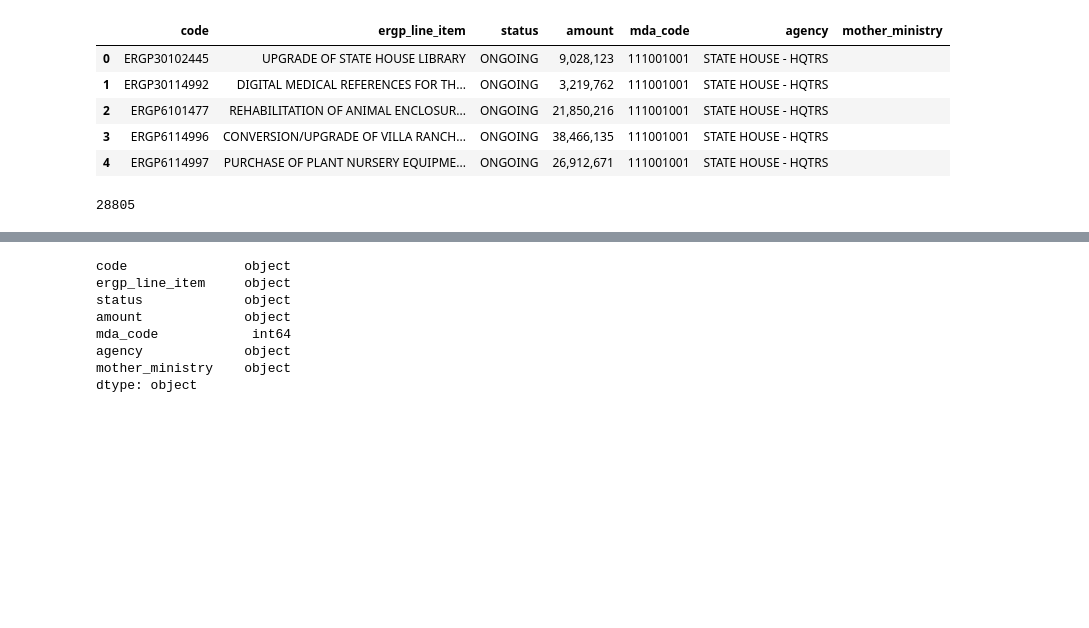
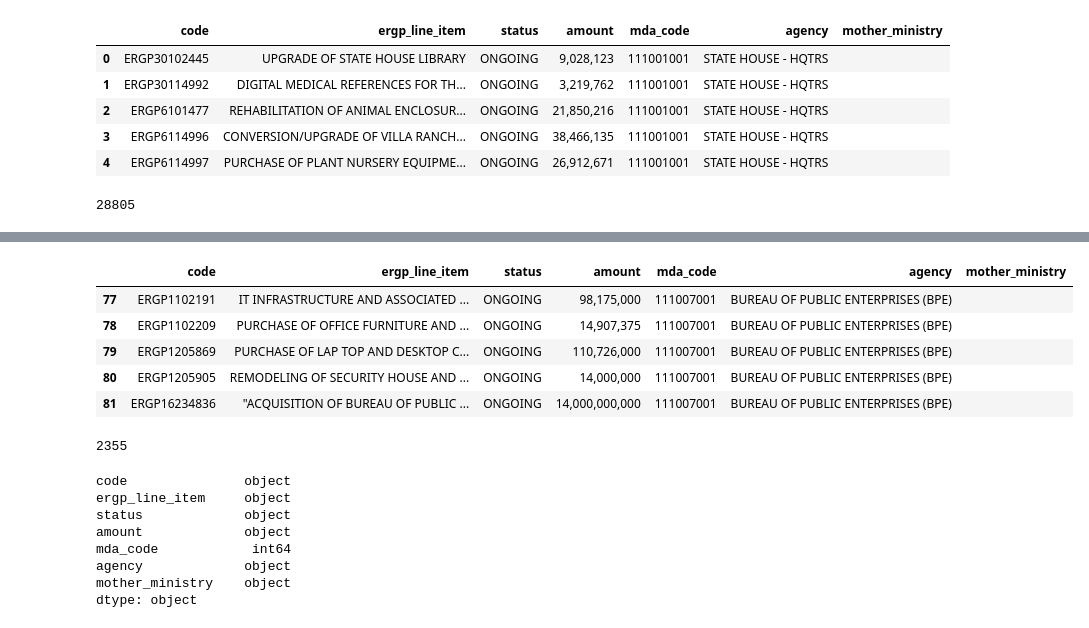
Before and after one commit to abelunbound/fg_interactive_budget, a Jupyter notebook: dev.ipynb, the cells around one changed output, grey strips where cells are left out. Drawn from its saved outputs; the diff is of its cells as text; code cells hidden in the pictures; blank space fills up the shorter version.

```diff
--- a/dev.ipynb
+++ b/dev.ipynb
@@ -183,3 +330,18 @@ print(len(test_ergp_budget_df))
+# %%
+budget_df_1_to_50 = budget_df[budget_df['mda_code'].isin(test_mdas)]
+# %%
+budget_df_1_to_50.head()
+# %% [output]
+|  | code | ergp_line_item | status | amount | mda_code | agency | mother_ministry |
+| 77 | ERGP1102191 | IT INFRASTRUCTURE AND ASSOCIATED ... | ONGOING | 98,175,000 | 111007001 | BUREAU OF PUBLIC ENTERPRISES (BPE) |  |
+| 78 | ERGP1102209 | PURCHASE OF OFFICE FURNITURE AND ... | ONGOING | 14,907,375 | 111007001 | BUREAU OF PUBLIC ENTERPRISES (BPE) |  |
+| 79 | ERGP1205869 | PURCHASE OF LAP TOP AND DESKTOP C... | ONGOING | 110,726,000 | 111007001 | BUREAU OF PUBLIC ENTERPRISES (BPE) |  |
+| 80 | ERGP1205905 | REMODELING OF SECURITY HOUSE AND ... | ONGOING | 14,000,000 | 111007001 | BUREAU OF PUBLIC ENTERPRISES (BPE) |  |
+| 81 | ERGP16234836 | "ACQUISITION OF BUREAU OF PUBLIC ... | ONGOING | 14,000,000,000 | 111007001 | BUREAU OF PUBLIC ENTERPRISES (BPE) |  |
+# %%
+print(len(budget_df_1_to_50))
+# %% [output]
+2355
 # %%
 test_ergp_budget_df.dtypes
 # %% [output]
```
Also changed, not shown: parts of 22 cells of this notebook, 29 other files.
